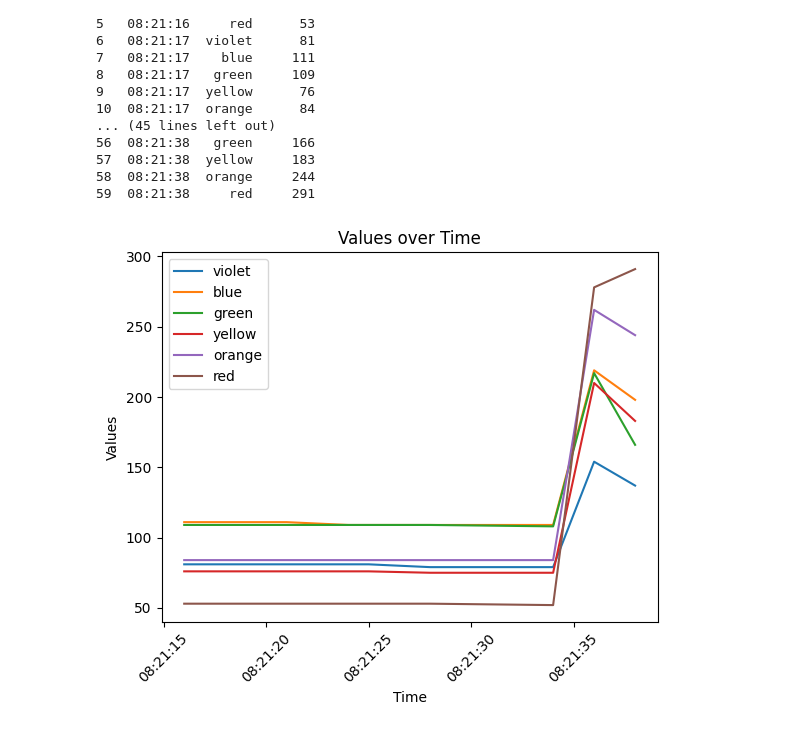
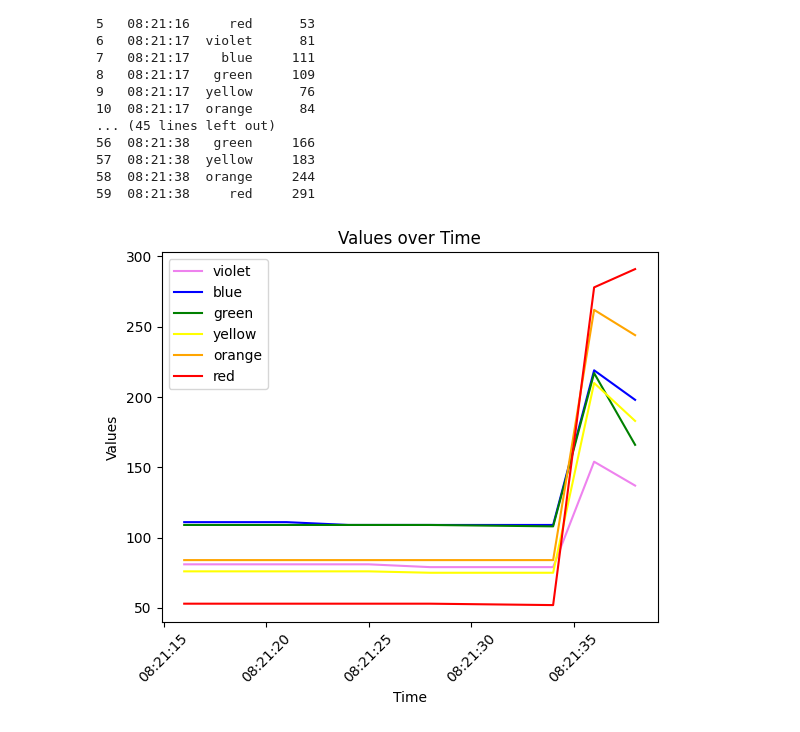
Before and after one commit to Gressling/hu-reactor, a Jupyter notebook: devices/Color_Sensor_AS7262/eval.ipynb, the cells around one changed output. Drawn from its saved outputs; the diff is of its cells as text; code cells hidden in the pictures.

```diff
--- a/devices/Color_Sensor_AS7262/eval.ipynb
+++ b/devices/Color_Sensor_AS7262/eval.ipynb
@@ -87,32 +87,32 @@ print(df)
 # %%
 import matplotlib.pyplot as plt
 
 # Prepare the data for plotting
 colors = ['violet', 'blue', 'green', 'yellow', 'orange', 'red']
 
 # Convert the 'time' column to datetime format
 df['time'] = pd.to_datetime(df['time'])
 
 # Plotting
 fig, ax = plt.subplots()
 
 # Iterate over the colors and plot them individually
-for color in colors:
+for i, color in enumerate(colors):
     subset = df[df['color'] == color]
-    ax.plot(subset['time'], subset['values'], label=color)
+    ax.plot(subset['time'], subset['values'], color=color, label=color)
 
 # Set labels and title
 ax.set_xlabel('Time')
 ax.set_ylabel('Values')
 ax.set_title('Values over Time')
 
 # Display the legend
 ax.legend()
 
 # Rotate x-axis labels for better readability (optional)
 plt.xticks(rotation=45)
 
 # Display the plot
 plt.show()
 # %% [output]
-[figure, old version]
+[figure, new version]
```
